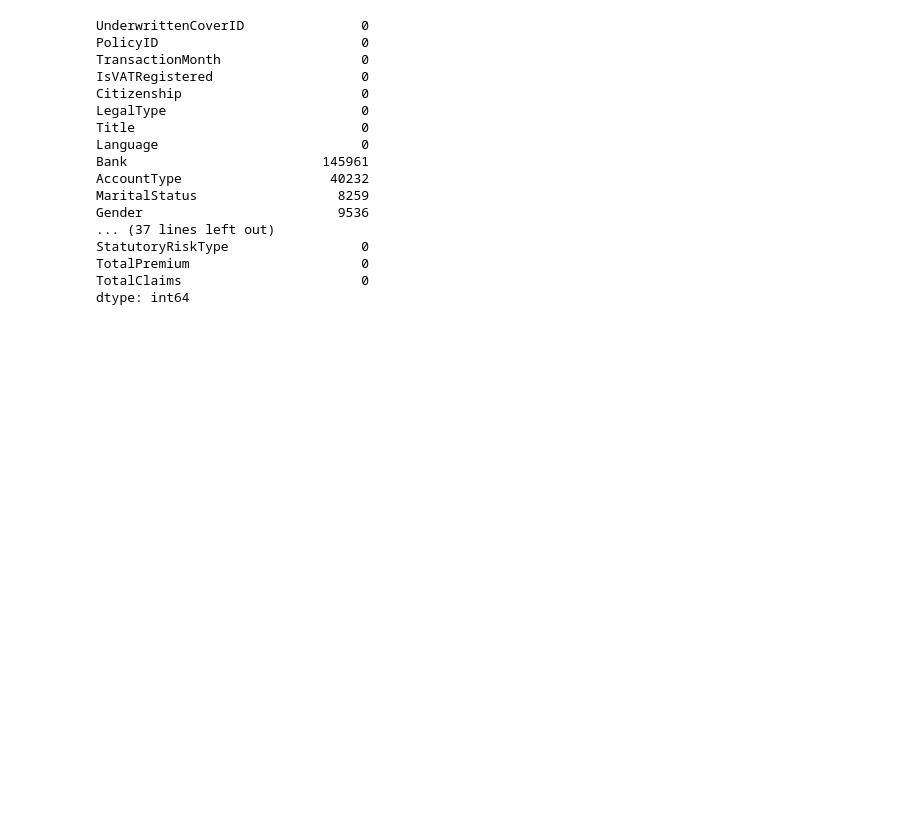
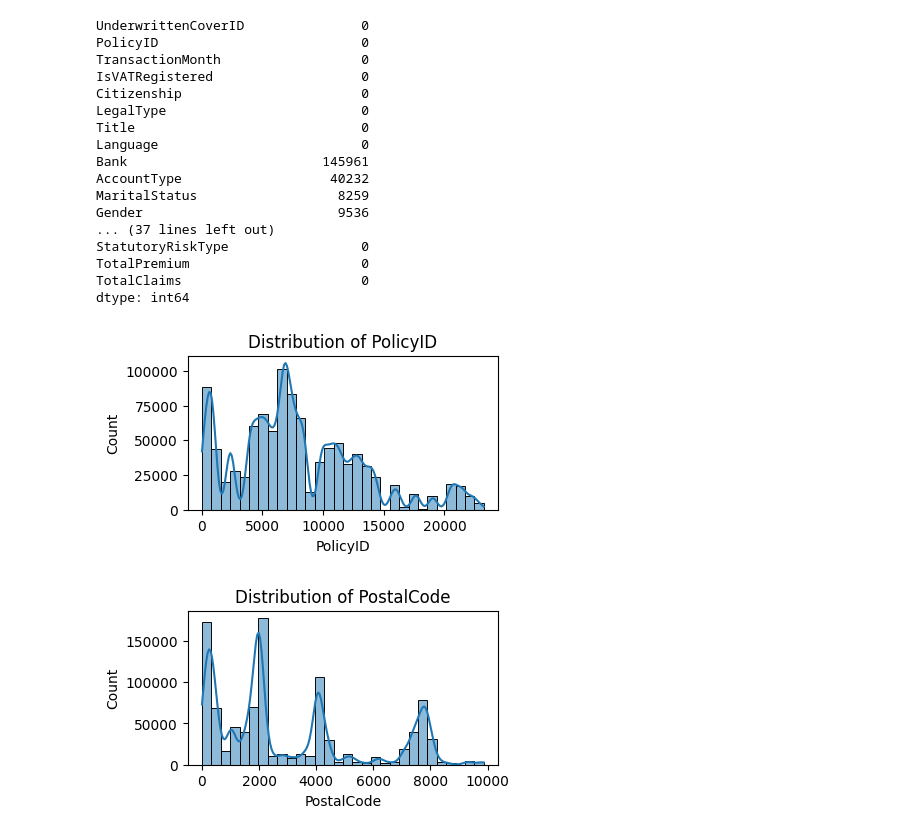
Before and after one commit to EstifanosTeklay/AlphaCareInsurance, a Jupyter notebook: notebooks/AcisEda.ipynb, the cells around one changed output. Drawn from its saved outputs; the diff is of its cells as text; code cells hidden in the pictures; blank space fills up the shorter version.

```diff
--- a/notebooks/AcisEda.ipynb
+++ b/notebooks/AcisEda.ipynb
@@ -88,3 +90,16 @@ StatutoryRiskType                 0
 TotalPremium                      0
 TotalClaims                       0
 dtype: int64
+# %%
+# extracting 2 Numeric and 2 categorical Columns for the data visualiztion
+acis_numeric = ['PolicyID','PostalCode']
+acis_category = ['MaritalStatus','Province']
+# %%
+for col in acis_numeric:
+    plt.figure(figsize=(4,2))
+    sns.histplot(acis_data[col],kde=True, bins=30)
+    plt.title(f"Distribution of {col}")
+    plt.show()
+# %% [output]
+[figure, added]
+[figure, added]
```
Also changed, not shown: parts of 2 cells of this notebook.
